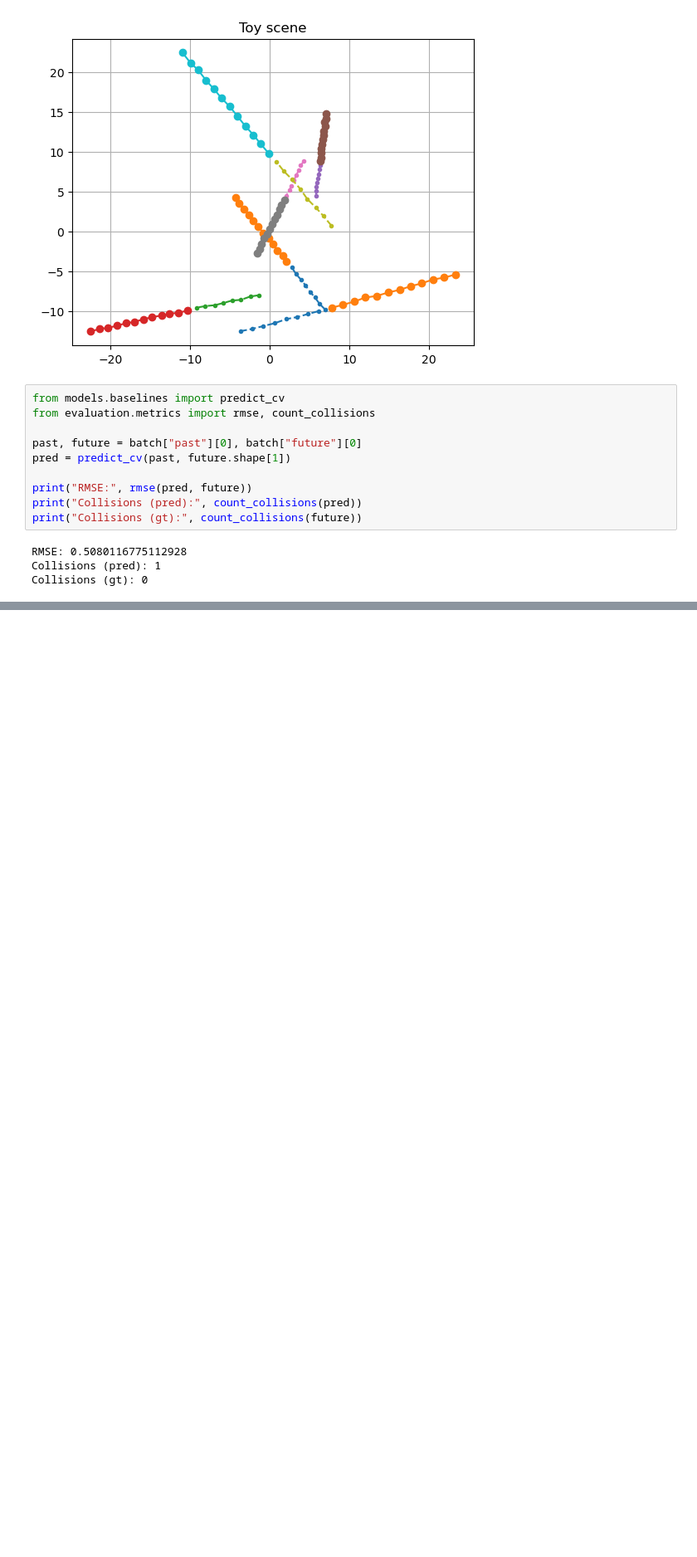
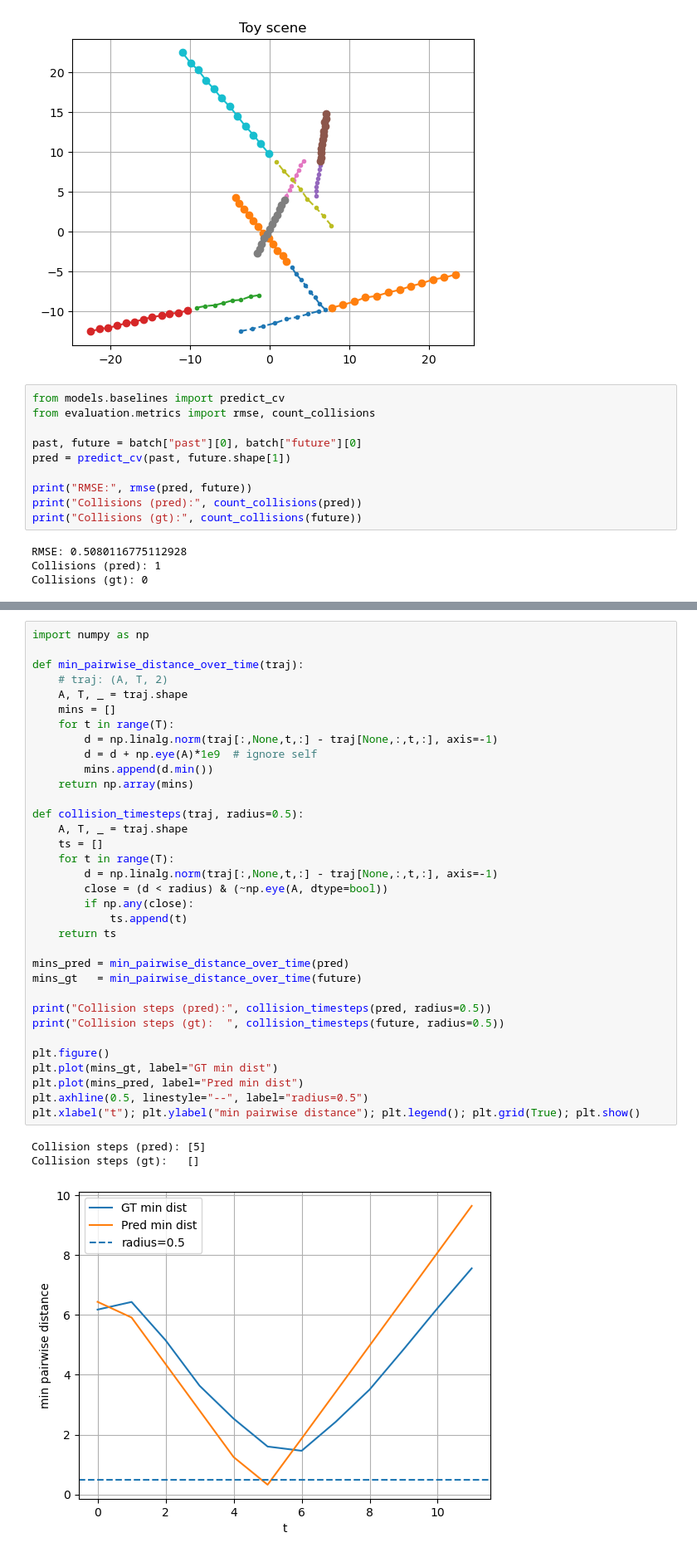
Before and after one commit to taymor3/V0.1-diffusion-es, a Jupyter notebook: o1_toy_data.ipynb, the cells around one changed output, grey strips where cells are left out. Shown at 83% size. Drawn from its saved outputs; the diff is of its cells as text; blank space fills up the shorter version.

```diff
--- a/o1_toy_data.ipynb
+++ b/o1_toy_data.ipynb
@@ -22,0 +43,38 @@ Collisions (gt): 0
+# %%
+import numpy as np
+
+def min_pairwise_distance_over_time(traj):
+    # traj: (A, T, 2)
+    A, T, _ = traj.shape
+    mins = []
+    for t in range(T):
+        d = np.linalg.norm(traj[:,None,t,:] - traj[None,:,t,:], axis=-1)
+        d = d + np.eye(A)*1e9  # ignore self
+        mins.append(d.min())
+    return np.array(mins)
+
+def collision_timesteps(traj, radius=0.5):
+    A, T, _ = traj.shape
+    ts = []
+    for t in range(T):
+        d = np.linalg.norm(traj[:,None,t,:] - traj[None,:,t,:], axis=-1)
+        close = (d < radius) & (~np.eye(A, dtype=bool))
+        if np.any(close):
+            ts.append(t)
+    return ts
+
+mins_pred = min_pairwise_distance_over_time(pred)
+mins_gt   = min_pairwise_distance_over_time(future)
+
+print("Collision steps (pred):", collision_timesteps(pred, radius=0.5))
+print("Collision steps (gt):  ", collision_timesteps(future, radius=0.5))
+
+plt.figure()
+plt.plot(mins_gt, label="GT min dist")
+plt.plot(mins_pred, label="Pred min dist")
+plt.axhline(0.5, linestyle="--", label="radius=0.5")
+plt.xlabel("t"); plt.ylabel("min pairwise distance"); plt.legend(); plt.grid(True); plt.show()
+# %% [output]
+Collision steps (pred): [5]
+Collision steps (gt):   []
+[figure, added]
```
Also changed, not shown: parts of 2 cells of this notebook, 1 other file.
